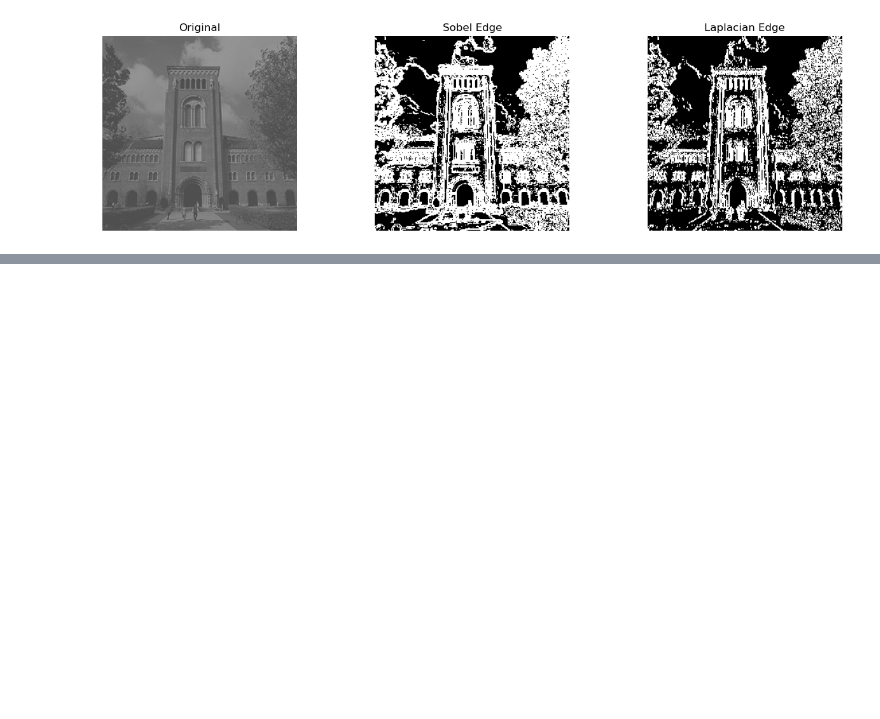
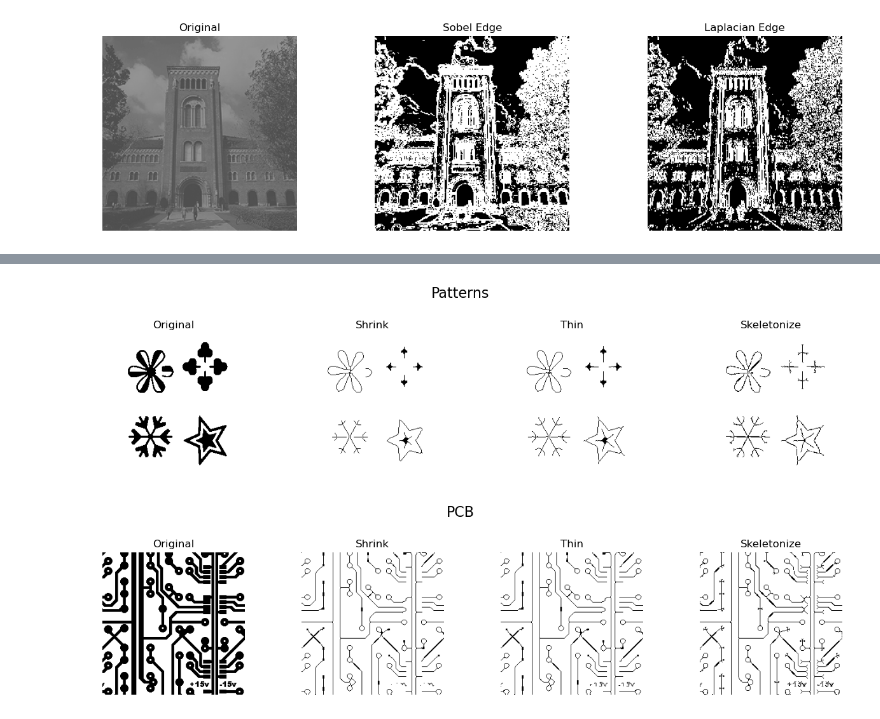
Before and after one commit to FLwolfy/Image-Processing, a Jupyter notebook: HW2_main.ipynb, the cells around one changed output, grey strips where cells are left out. Cells and saved outputs as stored; diff of their text form; code cells hidden in the pictures; blank space fills up the shorter version.

Commit message:
【24/11/16】
- Morphological Processing

```diff
--- a/HW2_main.ipynb
+++ b/HW2_main.ipynb
@@ -62,0 +61,24 @@ show_images([building_sobel_edge_non_maximum, building_linear_sobel_edge_non_max
+# %%
+# Morphological Processing
+
+patterns = Image(256, 256, 1)
+patterns.load("images/HW2/patterns.raw")
+patterns = Image.median_denoise(patterns, 0, 3)
+
+patterns_shrink = Image.negative(Image.morph(Image.negative(patterns), 0, "shrink", 8))
+patterns_thin = Image.negative(Image.morph(Image.negative(patterns), 0, "thin", 8))
+patterns_skeletonize = Image.negative(Image.morph(Image.negative(patterns), 0, "skeletonize", 8))
+
+show_images([patterns, patterns_shrink, patterns_thin, patterns_skeletonize], ["Original", "Shrink", "Thin", "Skeletonize"], "Patterns")
+
+pcb = Image(256, 256, 1)
+pcb.load("images/HW2/pcb.raw")
+
+pcb_shrink = Image.negative(Image.morph(Image.negative(pcb), 0, "shrink", 6))
+pcb_thin = Image.negative(Image.morph(Image.negative(pcb), 0, "thin", 6))
+pcb_skeletonize = Image.negative(Image.morph(Image.negative(pcb), 0, "skeletonize", 6))
+
+show_images([pcb, pcb_shrink, pcb_thin, pcb_skeletonize], ["Original", "Shrink", "Thin", "Skeletonize"], "PCB")
+# %% [output]
+[figure, added]
+[figure, added]
```
Also changed, not shown: parts of 2 cells of this notebook, 11 other files.
